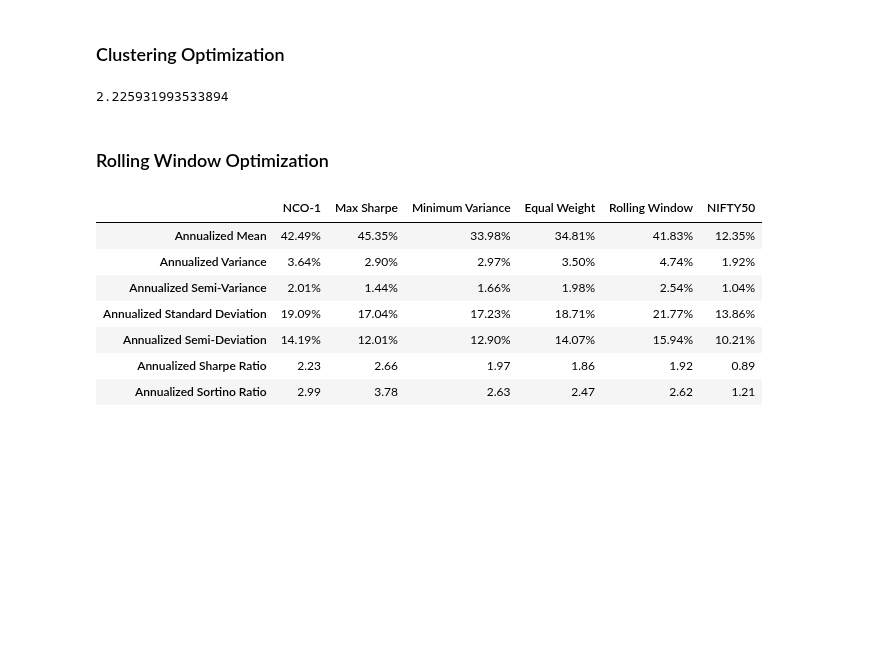
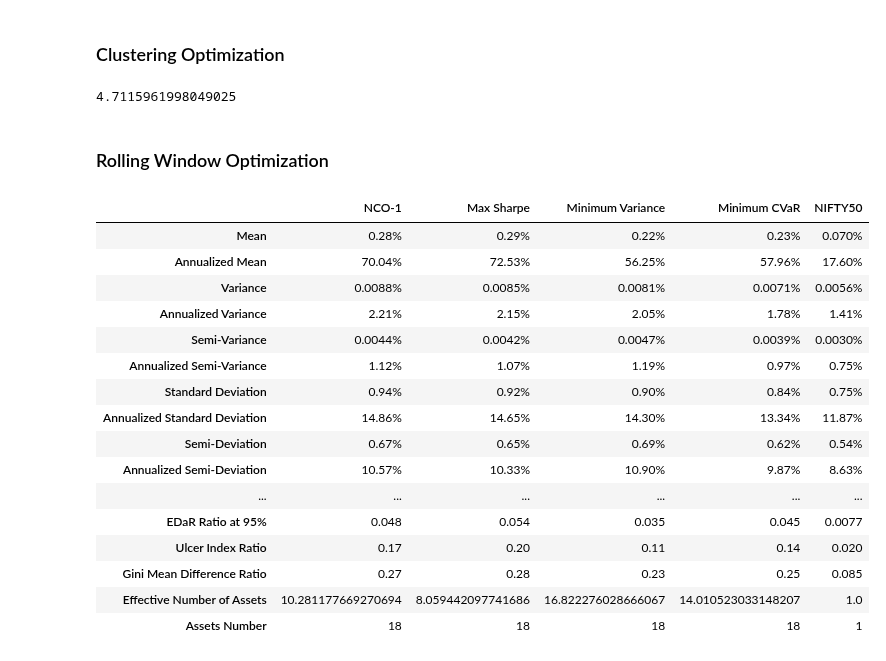
Before and after one commit to sabyabhoi/Portfolio-Manager, a Jupyter notebook: src/skfolio_testing.ipynb, the cells around one changed output. Cells and saved outputs as stored; diff of their text form; code cells hidden in the pictures; blank space fills up the shorter version.

```diff
--- a/src/skfolio_testing.ipynb
+++ b/src/skfolio_testing.ipynb
@@ -29,3 +21,24 @@ tickers = [
+# %%
+tickers = [
+    "NTPC",
+    "ONGC",
+    "HAL",
+    "RITES",
+    "APARINDS",
+    "LICI",
+    "TITAN",
+    "SUNPHARMA",
+    "TEGA",
+    "NHPC",
+    "ENGINERSIN",
+    "BEL",
+    "HDFCAMC",
+    "VBL",
+    "COALINDIA",
+    "LT",
+    "CGPOWER",
+    "ABB",
+]
 # %%
 ret = utils.get_multiple_returns(tickers)
 ret
@@ -96,0 +104,4 @@ equ_pred.annualized_sharpe_ratio
+# %%
+cvar_model = RiskBudgeting(risk_measure=RiskMeasure.CVAR, portfolio_params=dict(name="Minimum CVaR"))
+cvar_pred = cvar_model.fit_predict(ret)
+cvar_pred.annualized_sharpe_ratio
@@ -122,7 +135,7 @@ cluster_model = opt.NestedClustersOptimization(
 cluster_pred = cluster_model.fit_predict(ret)
 cluster_pred.annualized_sharpe_ratio
 # %% [output]
-2.225931993533894
+4.7115961998049025
 # %% [markdown]
 ### Rolling Window Optimization
 # %%
@@ -130,6 +143,6 @@ rolling_pred = utils.rolling_window_portfolio(ret, 5)
 # %%
 population = Population(
-    [cluster_pred, sharpe_pred, inv_var_pred, equ_pred, rolling_pred, bench_pred]
+    [cluster_pred, sharpe_pred, inv_var_pred, cvar_pred, bench_pred]
 )
 population.set_portfolio_params(compounded=True)
 population.plot_composition()
@@ -137,16 +150,25 @@ population.plot_composition()
 population.plot_cumulative_returns()
 # %%
 summary = population.summary()
-summary[summary.index.str.contains("Annualized")]
+summary#[summary.index.str.contains("Annualized")]
 # %% [output]
-|  | NCO-1 | Max Sharpe | Minimum Variance | Equal Weight | Rolling Window | NIFTY50 |
-| Annualized Mean | 42.49% | 45.35% | 33.98% | 34.81% | 41.83% | 12.35% |
-| Annualized Variance | 3.64% | 2.90% | 2.97% | 3.50% | 4.74% | 1.92% |
-| Annualized Semi-Variance | 2.01% | 1.44% | 1.66% | 1.98% | 2.54% | 1.04% |
-| Annualized Standard Deviation | 19.09% | 17.04% | 17.23% | 18.71% | 21.77% | 13.86% |
-| Annualized Semi-Deviation | 14.19% | 12.01% | 12.90% | 14.07% | 15.94% | 10.21% |
-| Annualized Sharpe Ratio | 2.23 | 2.66 | 1.97 | 1.86 | 1.92 | 0.89 |
-| Annualized Sortino Ratio | 2.99 | 3.78 | 2.63 | 2.47 | 2.62 | 1.21 |
+|  | NCO-1 | Max Sharpe | Minimum Variance | Minimum CVaR | NIFTY50 |
+| Mean | 0.28% | 0.29% | 0.22% | 0.23% | 0.070% |
+| Annualized Mean | 70.04% | 72.53% | 56.25% | 57.96% | 17.60% |
+| Variance | 0.0088% | 0.0085% | 0.0081% | 0.0071% | 0.0056% |
+| Annualized Variance | 2.21% | 2.15% | 2.05% | 1.78% | 1.41% |
+| Semi-Variance | 0.0044% | 0.0042% | 0.0047% | 0.0039% | 0.0030% |
+| Annualized Semi-Variance | 1.12% | 1.07% | 1.19% | 0.97% | 0.75% |
+| Standard Deviation | 0.94% | 0.92% | 0.90% | 0.84% | 0.75% |
+| Annualized Standard Deviation | 14.86% | 14.65% | 14.30% | 13.34% | 11.87% |
+| Semi-Deviation | 0.67% | 0.65% | 0.69% | 0.62% | 0.54% |
+| Annualized Semi-Deviation | 10.57% | 10.33% | 10.90% | 9.87% | 8.63% |
+| ... | ... | ... | ... | ... | ... |
+| EDaR Ratio at 95% | 0.048 | 0.054 | 0.035 | 0.045 | 0.0077 |
+| Ulcer Index Ratio | 0.17 | 0.20 | 0.11 | 0.14 | 0.020 |
+| Gini Mean Difference Ratio | 0.27 | 0.28 | 0.23 | 0.25 | 0.085 |
+| Effective Number of Assets | 10.281177669270694 | 8.059442097741686 | 16.822276028666067 | 14.010523033148207 | 1.0 |
+| Assets Number | 18 | 18 | 18 | 18 | 1 |
 # %%
 population.composition() * 1_00_000
 # %% [output]
```
Also changed, not shown: parts of 16 cells of this notebook, 3 other files.
